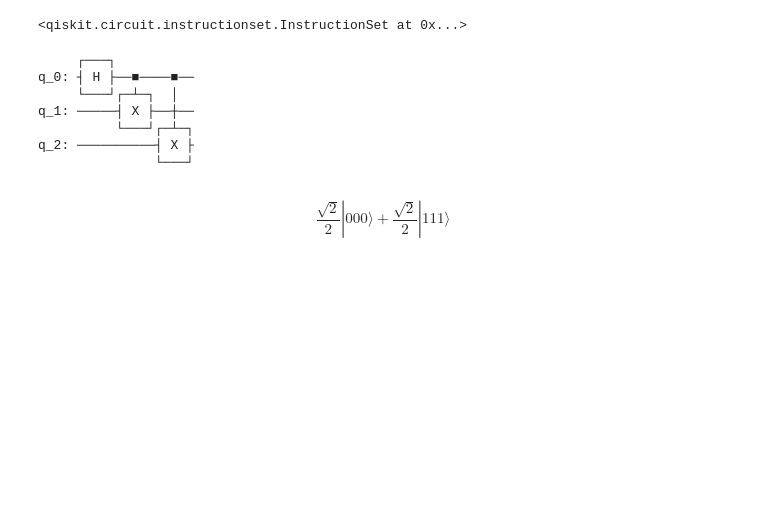
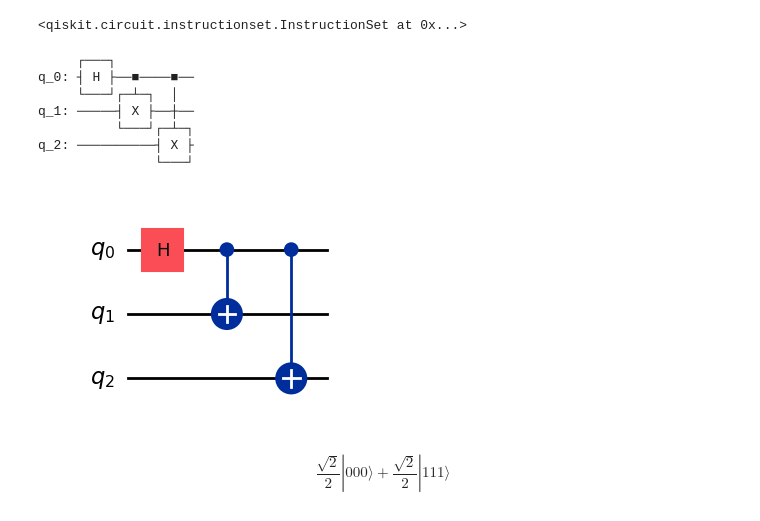
Before and after one commit to stephenhky/Qiskit-Cert-Exercise, a Jupyter notebook: basic/tripartite_states.ipynb, the cells around one changed output. Saved outputs shown, nothing was run; the diff lists cells and outputs as text; code cells hidden in the pictures; blank space fills up the shorter version.

```diff
--- a/basic/tripartite_states.ipynb
+++ b/basic/tripartite_states.ipynb
@@ -17,6 +17,10 @@ q_1: ─────┤ X ├──┼──
           └───┘┌─┴─┐
 q_2: ──────────┤ X ├
                └───┘
+# %%
+ghz_circuit.draw("mpl")
+# %% [output]
+[figure, added]
 # %%
 # ev = Statevector.from_label("000")
 ev = Statevector.from_int(0, 2**3)
```
Also changed, not shown: 2 other files.
